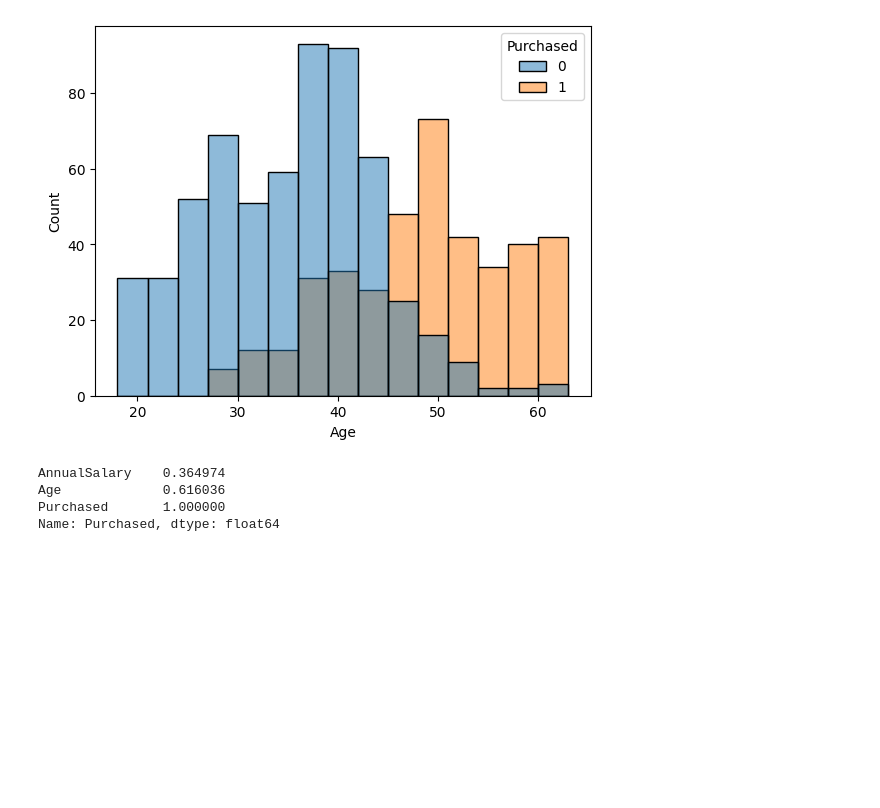
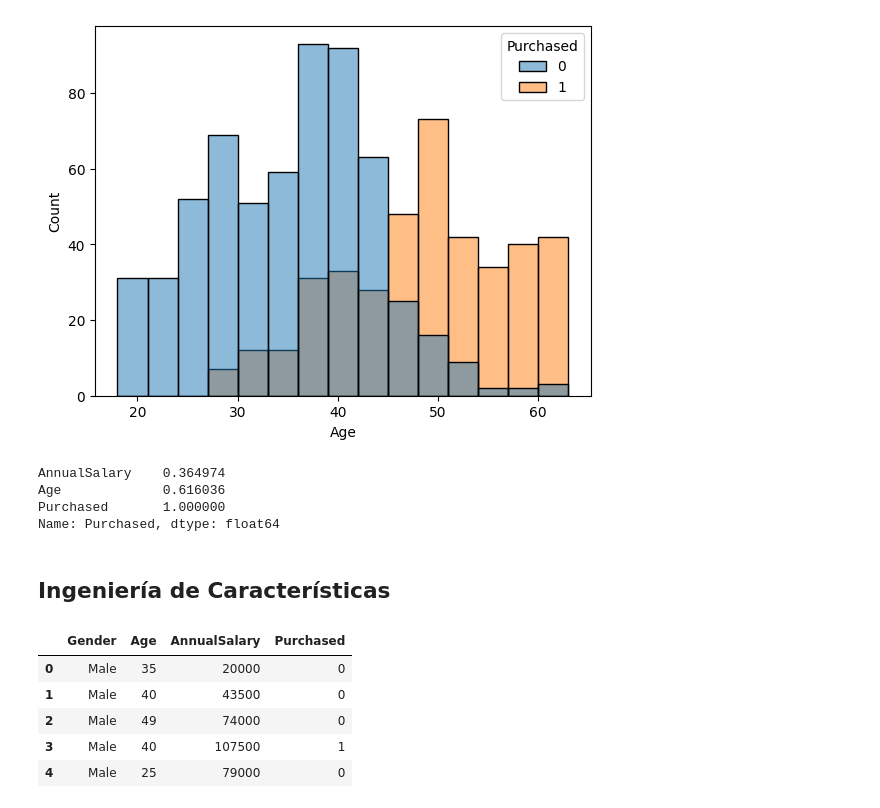
Before and after one commit to ricklarave/Clasificacion_de_la_compra_de_automoviles, a Jupyter notebook: Car Purchasement Classification.ipynb, the cells around one changed output. Drawn from its saved outputs; the diff is of its cells as text; code cells hidden in the pictures; blank space fills up the shorter version.

```diff
--- a/Car Purchasement Classification.ipynb
+++ b/Car Purchasement Classification.ipynb
@@ -135,3 +135,15 @@ AnnualSalary    0.364974
 Age             0.616036
 Purchased       1.000000
 Name: Purchased, dtype: float64
+# %% [markdown]
+## Ingeniería de Características
+# %%
+# DataFrame original
+df.head()
+# %% [output]
+|  | Gender | Age | AnnualSalary | Purchased |
+| 0 | Male | 35 | 20000 | 0 |
+| 1 | Male | 40 | 43500 | 0 |
+| 2 | Male | 49 | 74000 | 0 |
+| 3 | Male | 40 | 107500 | 1 |
+| 4 | Male | 25 | 79000 | 0 |
```
Also changed, not shown: parts of 4 cells of this notebook.
